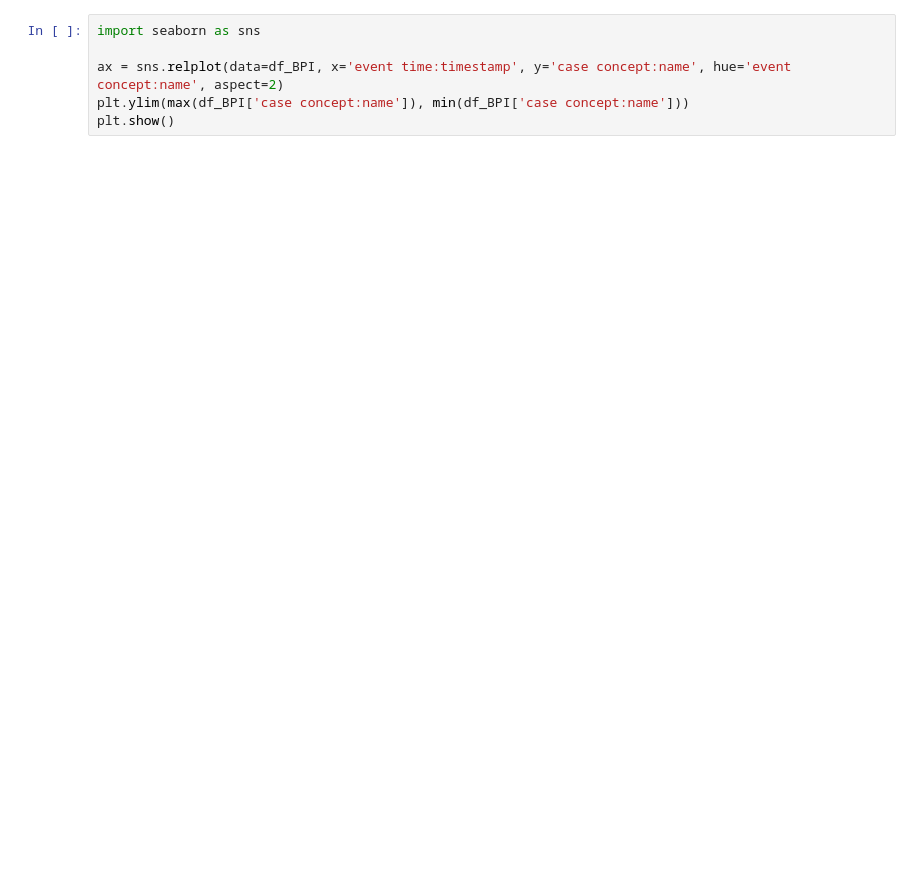
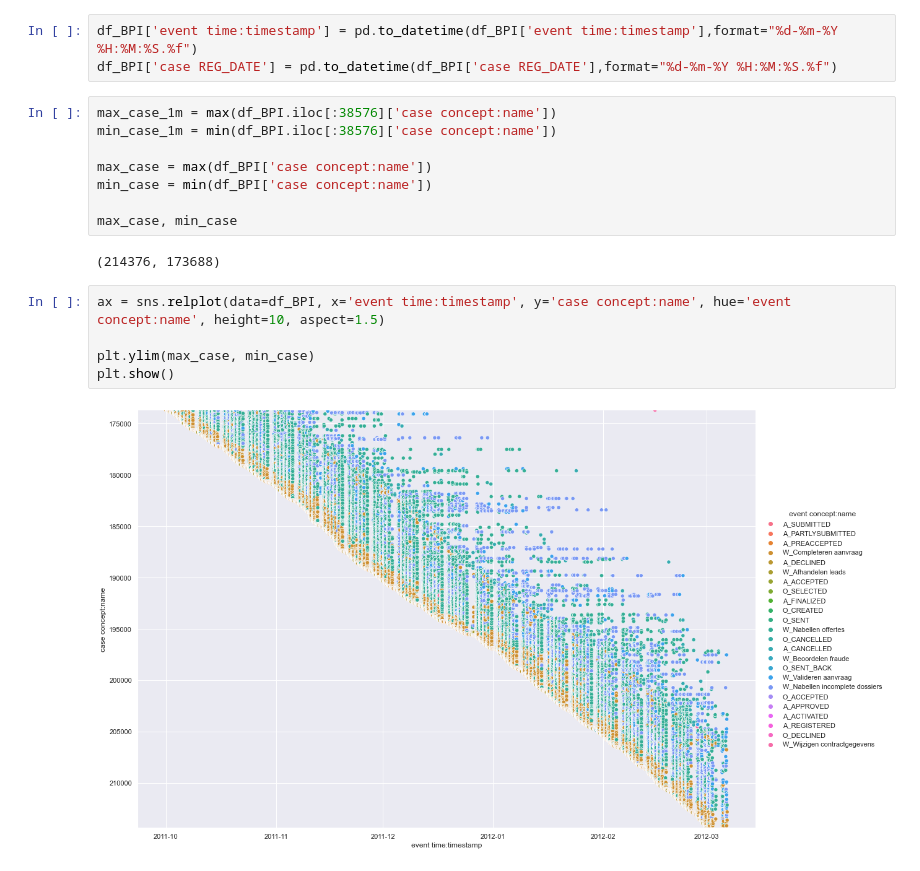
Before and after one commit to yuhsuanlintue/2IOI0_G6, a Jupyter notebook: Data_Visualization.ipynb, the cells around one changed output. Drawn from its saved outputs; the diff is of its cells as text; blank space fills up the shorter version.

```diff
--- a/Data_Visualization.ipynb
+++ b/Data_Visualization.ipynb
@@ -26,6 +42,20 @@ FileNotFoundError: [Errno 2] No such file or directory: 'BPI_Challenge_2012.XE-t
+# %%
+df_BPI['event time:timestamp'] = pd.to_datetime(df_BPI['event time:timestamp'],format="%d-%m-%Y %H:%M:%S.%f")
+df_BPI['case REG_DATE'] = pd.to_datetime(df_BPI['case REG_DATE'],format="%d-%m-%Y %H:%M:%S.%f")
+# %%
+max_case_1m = max(df_BPI.iloc[:38576]['case concept:name'])
+min_case_1m = min(df_BPI.iloc[:38576]['case concept:name'])
+
+max_case = max(df_BPI['case concept:name'])
+min_case = min(df_BPI['case concept:name'])
+
+max_case, min_case
+# %% [output]
+(214376, 173688)
 # %%
-import seaborn as sns
+ax = sns.relplot(data=df_BPI, x='event time:timestamp', y='case concept:name', hue='event concept:name', height=10, aspect=1.5)
 
-ax = sns.relplot(data=df_BPI, x='event time:timestamp', y='case concept:name', hue='event concept:name', aspect=2)
-plt.ylim(max(df_BPI['case concept:name']), min(df_BPI['case concept:name']))
+plt.ylim(max_case, min_case)
 plt.show()
+# %% [output]
+[figure, added]
```
Also changed, not shown: parts of 7 cells of this notebook.
